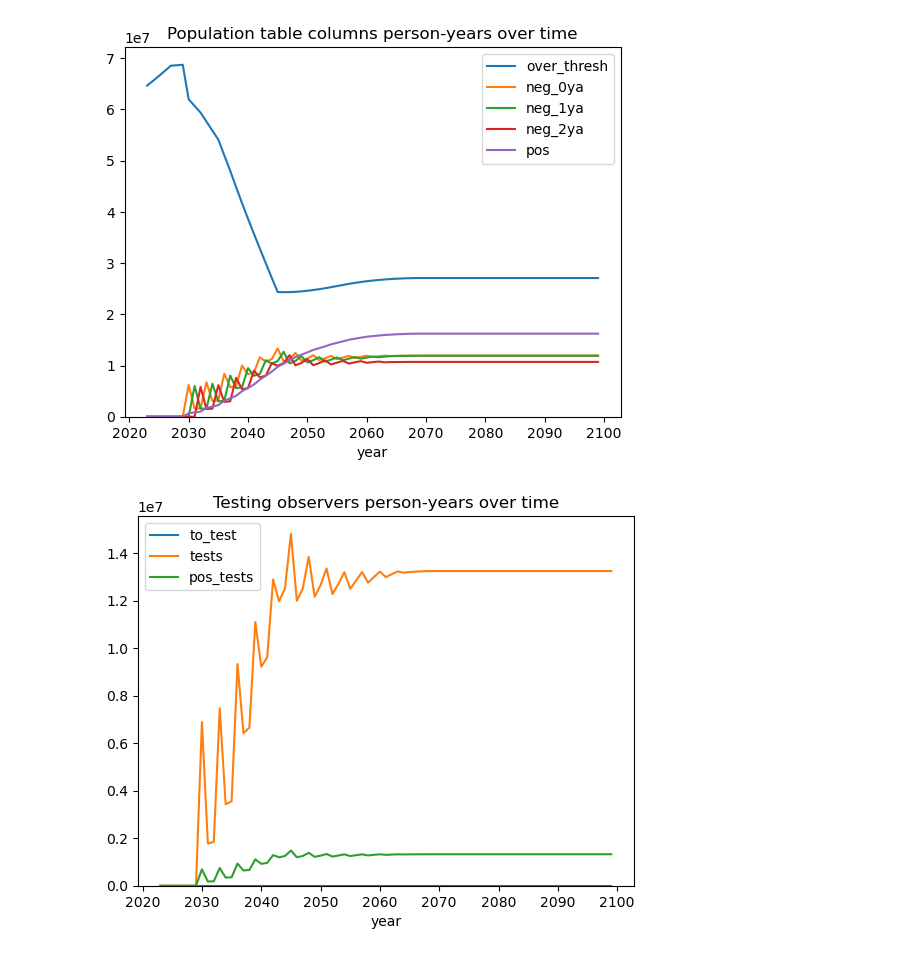
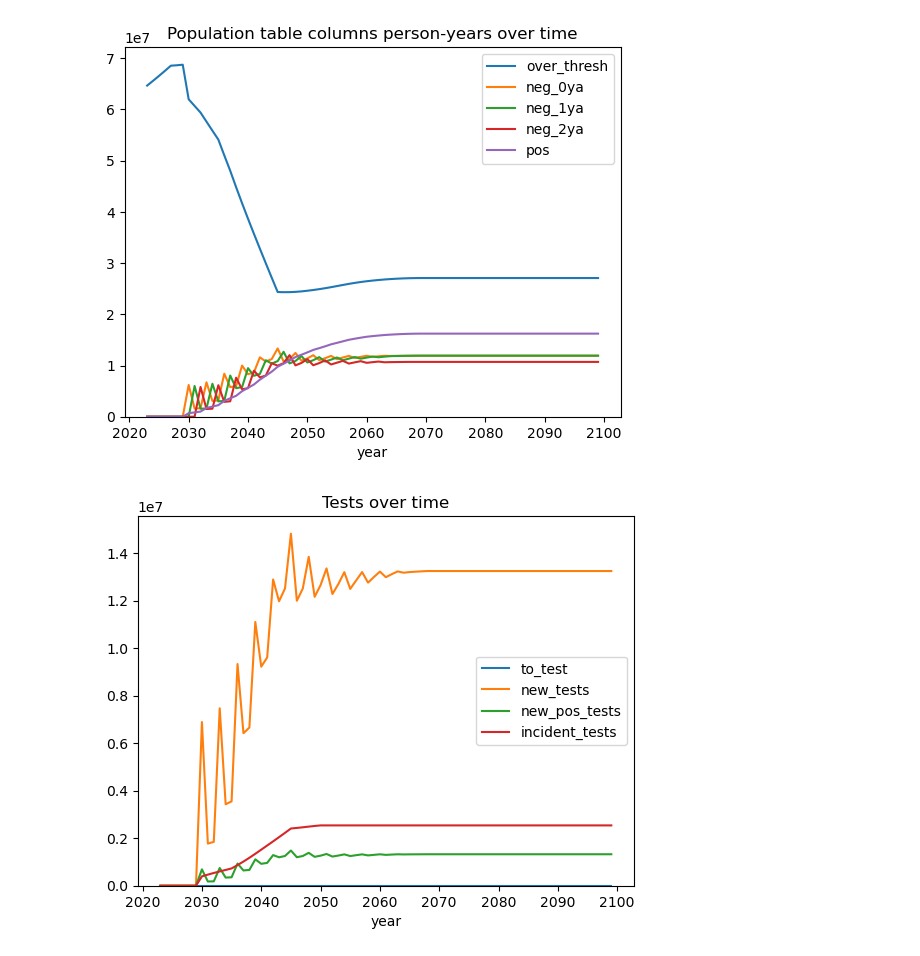
Before and after one commit to ihmeuw/vivarium_research_alzheimers, a Jupyter notebook: outside_sim_calculations/multistate_testing_treatment_table.ipynb, the cells around one changed output. Saved outputs shown, nothing was run; the diff lists cells and outputs as text; code cells hidden in the pictures.

Commit message:
Fix observer sex issue and add treatment observers

```diff
--- a/outside_sim_calculations/multistate_testing_treatment_table.ipynb
+++ b/outside_sim_calculations/multistate_testing_treatment_table.ipynb
@@ -146,6 +184,7 @@ def run_time_step(pop_table, year, new_entrants, bbbm_incidence, mortality):
                 person_time,
                 {
                     "incidence": total_incident_60_yos,
+                    "incident_tests": total_incident_60_yos * test_rate,
                 },
             )
         # OTHER AGES
@@ -193,6 +232,9 @@ def run_time_step(pop_table, year, new_entrants, bbbm_incidence, mortality):
             move_people(row, "neg_1ya", "neg_2ya", row.neg_1ya)
             move_people(row, "neg_0ya", "neg_1ya", row.neg_0ya)
 
+        # if index[0] == "Female" and ((age_start - 60) % 3 == 0):
+        #    print(f"{year}, {age_start}: {row.to_test} / {row.sum()}")
+
         # record number of tests and positive tests
         pos_tests = row.to_test * 0.1  # 10% of tests are false positive
         increase_person_time_keys(person_time, {"new_tests": row.to_test})
@@ -204,7 +246,14 @@ def run_time_step(pop_table, year, new_entrants, bbbm_incidence, mortality):
         move_people(row, "to_test", "neg_0ya", row.to_test)
         # now to_test should be back to zero
 
-        # UPDATE COLUMN OBSERVERS
+        # TREATMENT
+        treatment_initiation_rate = get_treatment_inititaion_rate(year)
+        initiations = pos_tests * treatment_initiation_rate
+        non_initiations = pos_tests * (1 - treatment_initiation_rate)
+        treatment_completions = initiations * 0.9
+        treatment_discontinuations = initiations * 0.1
+
+        # UPDATE COLUMN AND TREATMENT OBSERVERS
         increase_person_time_keys(
             person_time,
             {
@@ -213,10 +262,14 @@ def run_time_step(pop_table, year, new_entrants, bbbm_incidence, mortality):
                 "neg_1ya": row.neg_1ya,
                 "neg_2ya": row.neg_2ya,
                 "pos": row.pos,
+                "treatment_initiated": initiations,
+                "treatment_not_initiated": non_initiations,
+                "treatment_completed": treatment_completions,
+                "treatment_discontinued": treatment_discontinuations,
             },
         )
 
-        person_time[age_start] = row.sum(row)
+        person_time[age_start] = person_time.get(age_start, 0) + row.sum()
         pop_table.loc[index] = row
 
     return person_time
@@ -278,7 +331,16 @@ pop_components["total_out"] = pop_components[
 ].sum(axis=1)
 
 columns = non_age_observers[["over_thresh", "neg_0ya", "neg_1ya", "neg_2ya", "pos"]]
-tests = non_age_observers[["to_test", "new_tests", "new_pos_tests"]]
+tests = non_age_observers[["to_test", "new_tests", "new_pos_tests", "incident_tests"]]
+treatment = non_age_observers[
+    [
+        "treatment_initiated",
+        "treatment_not_initiated",
+        "treatment_completed",
+        "treatment_discontinued",
+        "new_pos_tests",
+    ]
+]
 # %%
 age_groups.plot()
 plt.ylim(bottom=0)
@@ -298,6 +360,14 @@ plt.title("Population table columns person-years over time")
 plt.show()
 tests.plot()
 plt.ylim(bottom=0)
-plt.title("Testing observers person-years over time")
+plt.title("Tests over time")
 plt.show()
+(tests["new_tests"] / age_groups.sum(axis=1)).plot()
+plt.ylim(bottom=0)
+plt.title("Tests per person-year over time")
+plt.show()
+treatment.plot()
+plt.ylim(bottom=0)
+plt.title("Treatment observers")
+plt.show()
 # %% [output]
@@ -306,3 +376,3 @@ plt.show()
 [figure]
 [figure]
-[figure, old version]
+[figure, new version]
```
Also changed, not shown: parts of 4 cells of this notebook.
